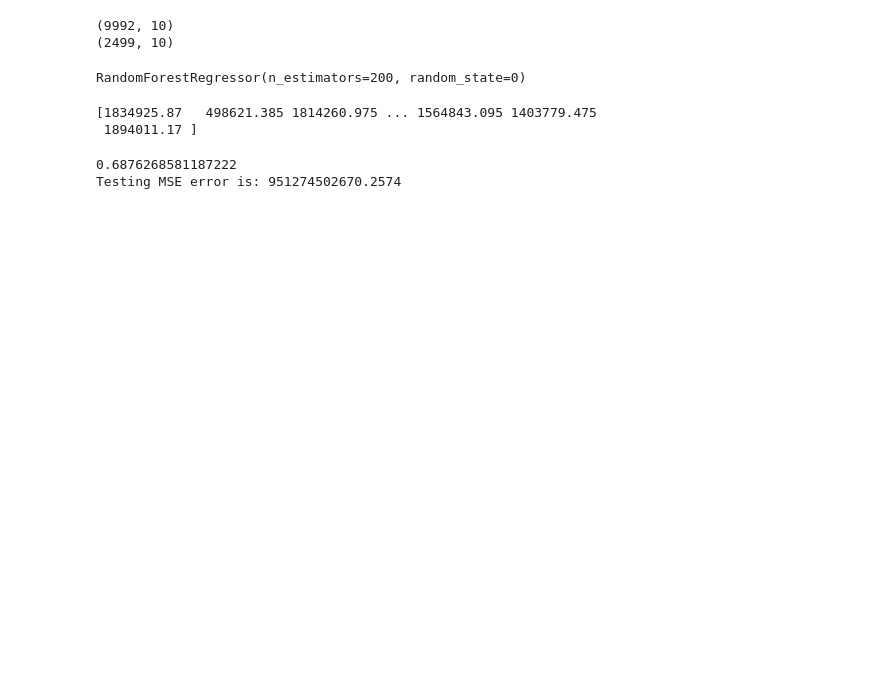
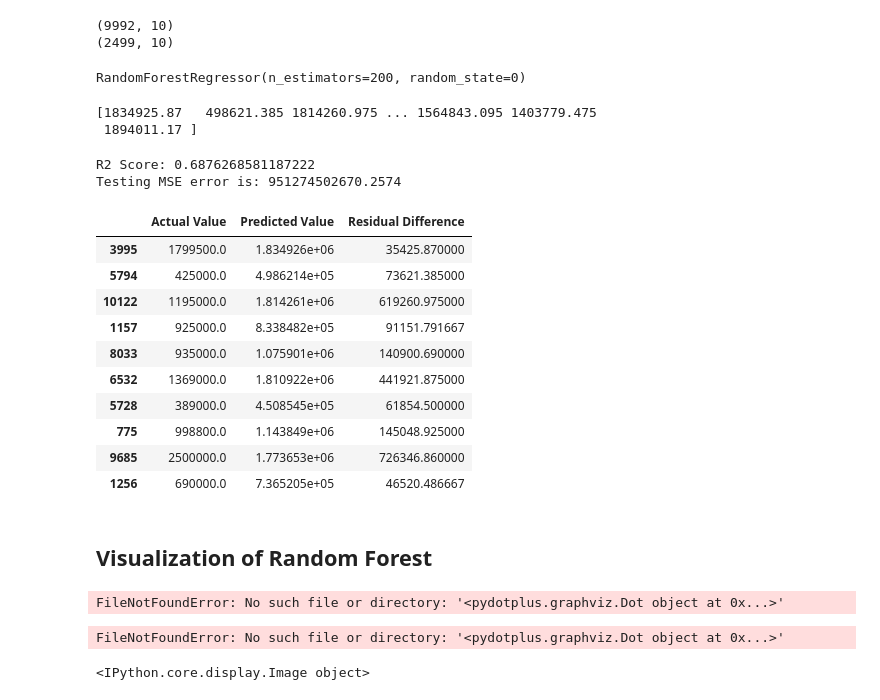
Before and after one commit to sadeedadnan/ECS-171-machine-learning-project-, a Jupyter notebook: Random Forest.ipynb, the cells around one changed output. Cells and saved outputs as stored; diff of their text form; code cells hidden in the pictures; blank space fills up the shorter version.

```diff
--- a/Random Forest.ipynb
+++ b/Random Forest.ipynb
@@ -583,8 +622,8 @@ print(y_pred)
 [1834925.87   498621.385 1814260.975 ... 1564843.095 1403779.475
  1894011.17 ]
 # %%
-print(r2_score(y_test, y_pred)) # calculating r-score
+print(f"R2 Score: {r2_score(y_test, y_pred)}") # calculating r-score
 print(f'Testing MSE error is: {round(mean_squared_error(y_pred, y_test),4)}') # testing MSE
 # %% [output]
-0.6876268581187222
+R2 Score: 0.6876268581187222
 Testing MSE error is: 951274502670.2574
@@ -592,0 +630,27 @@ features = df.iloc[:, :-1]
+# %%
+pred_y_df = pd.DataFrame({"Actual Value": y_test, "Predicted Value": y_pred, "Residual Difference": abs(y_test - y_pred)})
+
+pred_y_df[0:10]
+# %% [output]
+|  | Actual Value | Predicted Value | Residual Difference |
+| 3995 | 1799500.0 | 1.834926e+06 | 35425.870000 |
+| 5794 | 425000.0 | 4.986214e+05 | 73621.385000 |
+| 10122 | 1195000.0 | 1.814261e+06 | 619260.975000 |
+| 1157 | 925000.0 | 8.338482e+05 | 91151.791667 |
+| 8033 | 935000.0 | 1.075901e+06 | 140900.690000 |
+| 6532 | 1369000.0 | 1.810922e+06 | 441921.875000 |
+| 5728 | 389000.0 | 4.508545e+05 | 61854.500000 |
+| 775 | 998800.0 | 1.143849e+06 | 145048.925000 |
+| 9685 | 2500000.0 | 1.773653e+06 | 726346.860000 |
+| 1256 | 690000.0 | 7.365205e+05 | 46520.486667 |
+# %% [markdown]
+## Visualization of Random Forest
+# %%
+dot_data = StringIO()
+export_graphviz(random_forest.estimators_[0], out_file=dot_data)
+graph = pydotplus.graph_from_dot_data(dot_data.getvalue())
+Image(graph)
+# %% [output]
+FileNotFoundError: No such file or directory: '<pydotplus.graphviz.Dot object at 0x...>'
+FileNotFoundError: No such file or directory: '<pydotplus.graphviz.Dot object at 0x...>'
+<IPython.core.display.Image object>
```
Also changed, not shown: parts of 9 cells of this notebook, 1 other file.
